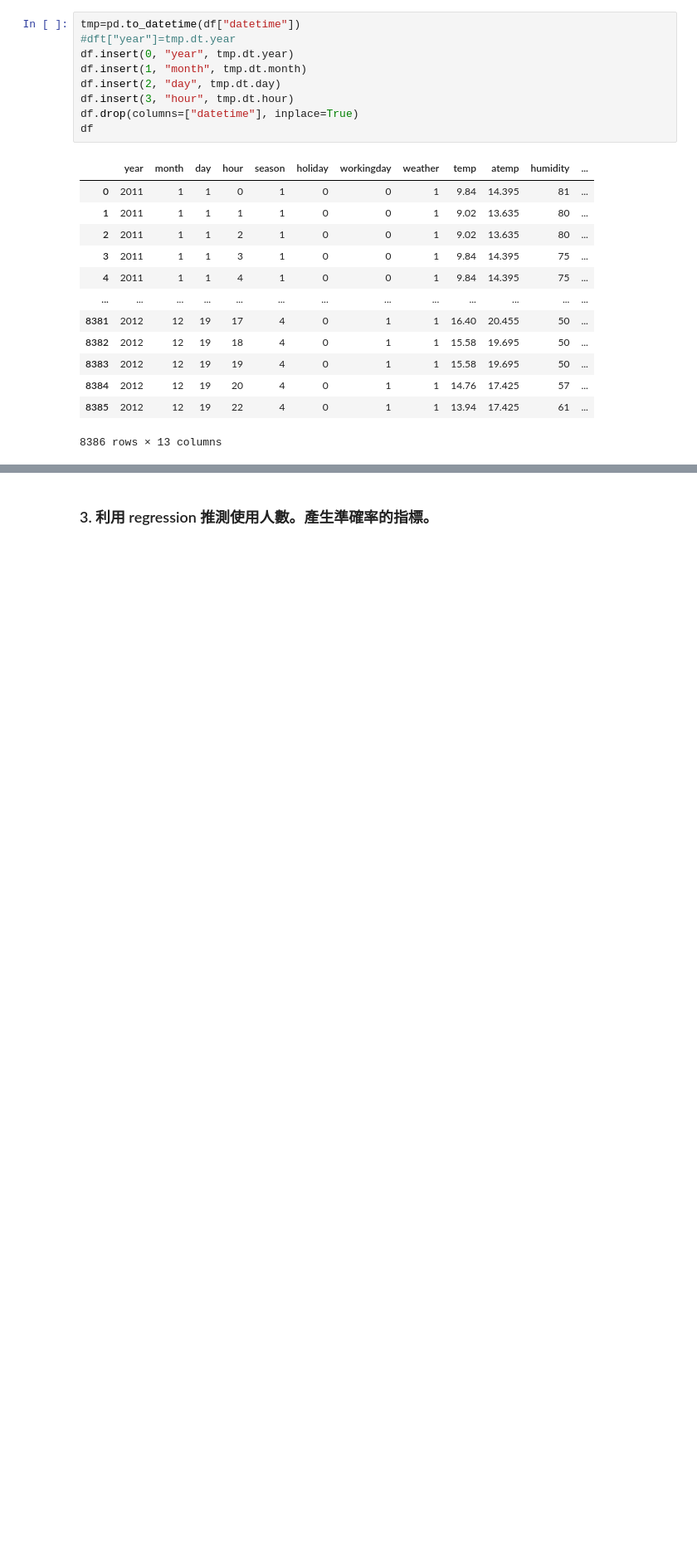
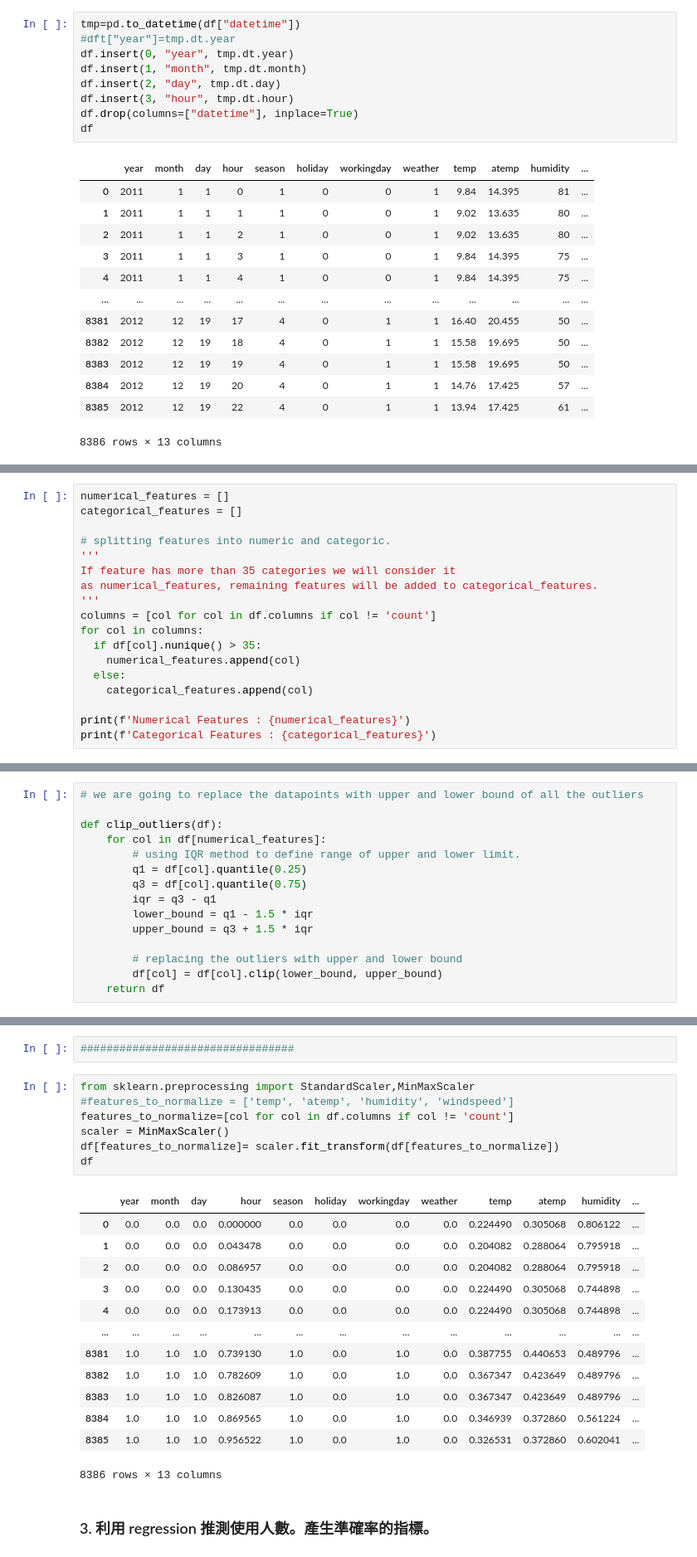
Before and after one commit to RickwestO2/ML_Homework, a Jupyter notebook: HW02/hw2-2.ipynb, the cells around one changed output, grey strips where cells are left out. Shown at 83% size. Saved outputs shown, nothing was run; the diff lists cells and outputs as text; blank space fills up the shorter version.

```diff
--- a/HW02/hw2-2.ipynb
+++ b/HW02/hw2-2.ipynb
@@ -48,0 +134,18 @@ df
+# %%
+numerical_features = []
+categorical_features = []
+
+# splitting features into numeric and categoric.
+'''
+If feature has more than 35 categories we will consider it
+as numerical_features, remaining features will be added to categorical_features.
+'''
+columns = [col for col in df.columns if col != 'count']
+for col in columns:
+  if df[col].nunique() > 35:
+    numerical_features.append(col)
+  else:
+    categorical_features.append(col)
+
+print(f'Numerical Features : {numerical_features}')
+print(f'Categorical Features : {categorical_features}')
@@ -48,0 +155,15 @@ df
+# %%
+# we are going to replace the datapoints with upper and lower bound of all the outliers
+
+def clip_outliers(df):
+    for col in df[numerical_features]:
+        # using IQR method to define range of upper and lower limit.
+        q1 = df[col].quantile(0.25)
+        q3 = df[col].quantile(0.75)
+        iqr = q3 - q1
+        lower_bound = q1 - 1.5 * iqr
+        upper_bound = q3 + 1.5 * iqr
+
+        # replacing the outliers with upper and lower bound
+        df[col] = df[col].clip(lower_bound, upper_bound)
+    return df
@@ -49,3 +173,26 @@ df
+# %%
+#################################
+# %%
+from sklearn.preprocessing import StandardScaler,MinMaxScaler
+#features_to_normalize = ['temp', 'atemp', 'humidity', 'windspeed']
+features_to_normalize=[col for col in df.columns if col != 'count']
+scaler = MinMaxScaler()
+df[features_to_normalize]= scaler.fit_transform(df[features_to_normalize])
+df
+# %% [output]
+|  | year | month | day | hour | season | holiday | workingday | weather | temp | atemp | humidity | ... |
+| 0 | 0.0 | 0.0 | 0.0 | 0.000000 | 0.0 | 0.0 | 0.0 | 0.0 | 0.224490 | 0.305068 | 0.806122 | ... |
+| 1 | 0.0 | 0.0 | 0.0 | 0.043478 | 0.0 | 0.0 | 0.0 | 0.0 | 0.204082 | 0.288064 | 0.795918 | ... |
+| 2 | 0.0 | 0.0 | 0.0 | 0.086957 | 0.0 | 0.0 | 0.0 | 0.0 | 0.204082 | 0.288064 | 0.795918 | ... |
+| 3 | 0.0 | 0.0 | 0.0 | 0.130435 | 0.0 | 0.0 | 0.0 | 0.0 | 0.224490 | 0.305068 | 0.744898 | ... |
+| 4 | 0.0 | 0.0 | 0.0 | 0.173913 | 0.0 | 0.0 | 0.0 | 0.0 | 0.224490 | 0.305068 | 0.744898 | ... |
+| ... | ... | ... | ... | ... | ... | ... | ... | ... | ... | ... | ... | ... |
+| 8381 | 1.0 | 1.0 | 1.0 | 0.739130 | 1.0 | 0.0 | 1.0 | 0.0 | 0.387755 | 0.440653 | 0.489796 | ... |
+| 8382 | 1.0 | 1.0 | 1.0 | 0.782609 | 1.0 | 0.0 | 1.0 | 0.0 | 0.367347 | 0.423649 | 0.489796 | ... |
+| 8383 | 1.0 | 1.0 | 1.0 | 0.826087 | 1.0 | 0.0 | 1.0 | 0.0 | 0.367347 | 0.423649 | 0.489796 | ... |
+| 8384 | 1.0 | 1.0 | 1.0 | 0.869565 | 1.0 | 0.0 | 1.0 | 0.0 | 0.346939 | 0.372860 | 0.561224 | ... |
+| 8385 | 1.0 | 1.0 | 1.0 | 0.956522 | 1.0 | 0.0 | 1.0 | 0.0 | 0.326531 | 0.372860 | 0.602041 | ... |
+8386 rows × 13 columns
 # %% [markdown]
 ### 3. 利用 regression 推測使用人數。產生準確率的指標。
 # %%
```
Also changed, not shown: parts of 10 cells of this notebook, 1 other file.
